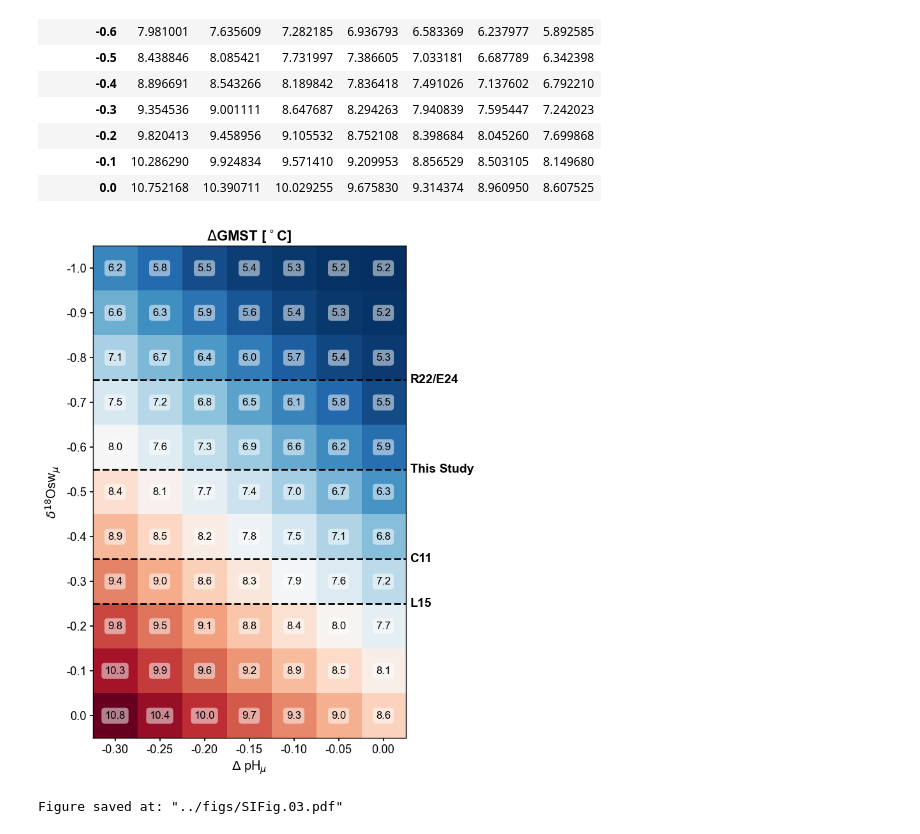
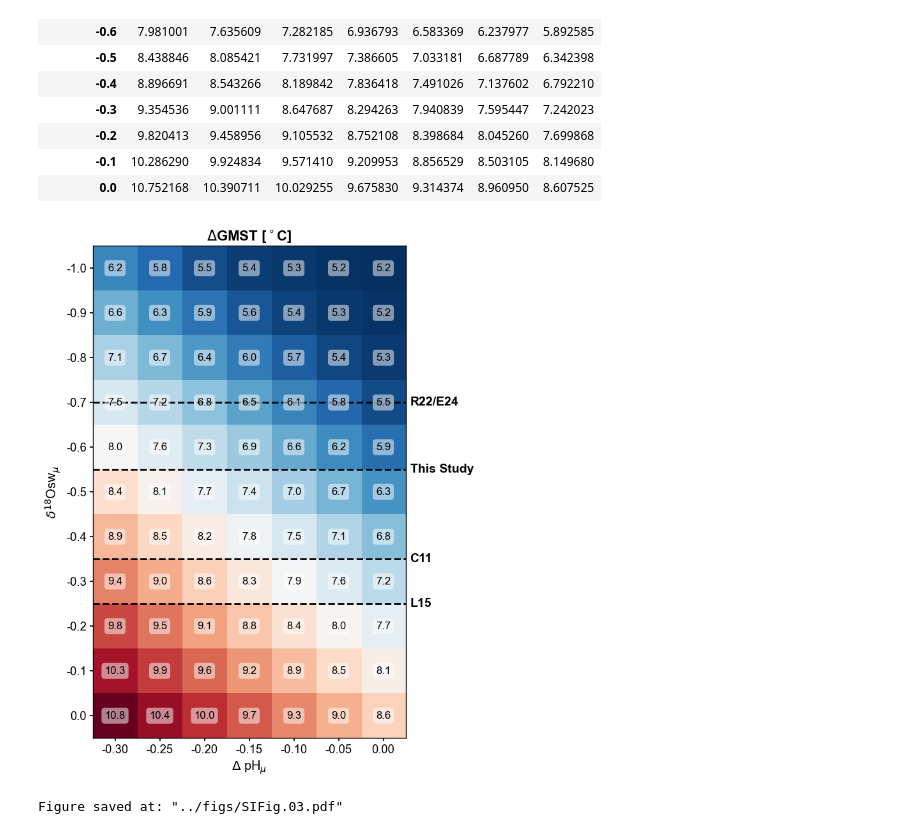
Before and after one commit to fzhu2e/paper-MCO_iCESM, a Jupyter notebook: notebooks/SIFig.03.ipynb, the cells around one changed output. Saved outputs shown, nothing was run; the diff lists cells and outputs as text; code cells hidden in the pictures.

```diff
--- a/notebooks/SIFig.03.ipynb
+++ b/notebooks/SIFig.03.ipynb
@@ -107,34 +107,34 @@ fig, ax = plt.subplots(figsize=(10, 10))
 ax.imshow(pivot, cmap='RdBu_r', interpolation='nearest')
 skip = 1
 ax.set_xticks(np.arange(len(DpH_mu_range))[::skip])
 ax.set_yticks(np.arange(len(d18Osw_mu_range))[::skip])
 ax.set_xticklabels([f'{x:.2f}' for x in DpH_mu_range[::skip]])
 ax.set_yticklabels([f'{y:.1f}' for y in d18Osw_mu_range[::skip]])
 ax.set_ylabel(r'$\delta^{18}$Osw$_{\mu}$')
 ax.set_xlabel(r'$\Delta$ pH$_{\mu}$')
 for i in range(len(d18Osw_mu_range)):
     for j in range(len(DpH_mu_range)):
         text = ax.text(
             j, i, f'{pivot.values[i, j]:.1f}', ha='center', va='center', color='k', fontsize=12,
             bbox=dict(facecolor='white', edgecolor='none', alpha=0.5, boxstyle='round,pad=0.3')
         )
 ax.grid(False)
 ax.set_title(r'$\Delta$GMST [$^\circ$C]', fontsize=16, weight='bold')
 
-ax.text(6.6, 2.5, 'R22/E24', fontsize=14, weight='bold', transform=ax.transData, va='center', ha='left')
-ax.axhline(2.5, color='k', lw=2, ls='--')
+ax.text(6.6, 3, 'R22/E24', fontsize=14, weight='bold', transform=ax.transData, va='center', ha='left')
+ax.axhline(3, color='k', lw=2, ls='--')
 
 ax.text(6.6, 6.5, 'C11', fontsize=14, weight='bold', transform=ax.transData, va='center', ha='left')
 ax.axhline(6.5, color='k', lw=2, ls='--')
 
 ax.text(6.6, 7.5, 'L15', fontsize=14, weight='bold', transform=ax.transData, va='center', ha='left')
 ax.axhline(7.5, color='k', lw=2, ls='--')
 
 ax.text(6.6, 4.5, 'This Study', fontsize=14, weight='bold', transform=ax.transData, va='center', ha='left')
 ax.axhline(4.5, color='k', lw=2, ls='--')
 
 x4c.showfig(fig)
 x4c.savefig(fig, '../figs/SIFig.03.pdf')
 # %% [output]
-[figure, old version]
+[figure, new version]
 Figure saved at: "../figs/SIFig.03.pdf"
```
Also changed, not shown: parts of 1 cell of this notebook, 14 other files.
